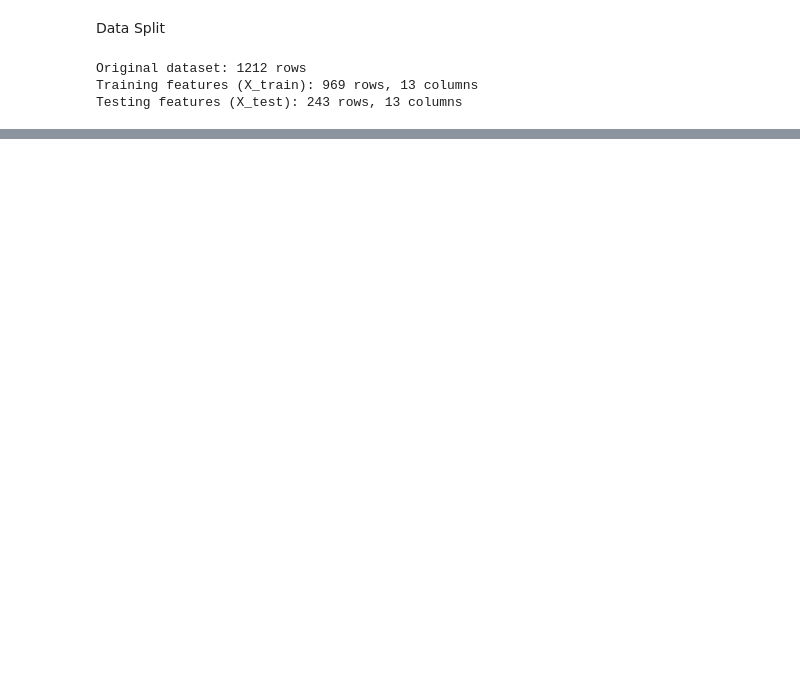
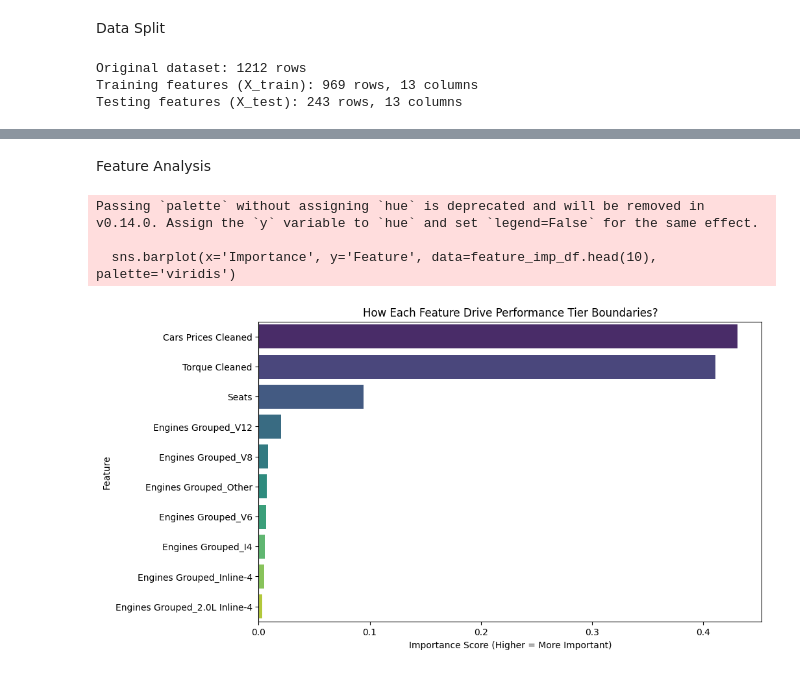
Before and after one commit to KimMai03/Kim-Mai---Final-Medium-Report---Unsupervised-and-Supervised-Learning-Model, a Jupyter notebook: carsDataset.ipynb, the cells around one changed output, grey strips where cells are left out. Cells and saved outputs as stored; diff of their text form; code cells hidden in the pictures; blank space fills up the shorter version.

```diff
--- a/carsDataset.ipynb
+++ b/carsDataset.ipynb
@@ -276,6 +276,28 @@ def clean_torque(torque_str):
 # %%
 df_model['Torque Cleaned'] = df_model['Torque'].apply(clean_torque)
 df_model = df_model.drop(columns=['Torque'])
+# %%
+def clean_seats(seat_val):
+    if pd.isna(seat_val):
+        return np.nan
+
+    seat_str = str(seat_val).strip()
+
+    if '+' in seat_str:
+        try:
+            parts = seat_str.split('+')
+            return sum(float(p) for p in parts)
+        except:
+            return np.nan
+
+    try:
+        return float(seat_str)
+    except:
+        return np.nan
+# %%
+df_model['Seats'] = df_model['Seats'].apply(clean_seats)
+# Fill missing values with the meadian seat count
+df_model['Seats'] = df_model['Seats'].fillna(df_model['Seats'].median())
 # %%
 display(df_model.head(10))
 # %% [output]
@@ -334,0 +363,3 @@ Testing features (X_test): 243 rows, 13 columns
+# %%
+rf_model = RandomForestClassifier(random_state=42)
+rf_model.fit(X_train, y_train)
@@ -334,0 +421,21 @@ Testing features (X_test): 243 rows, 13 columns
+# %% [markdown]
+Feature Analysis
+# %%
+importances = rf_model.feature_importances_
+
+feature_imp_df = pd.DataFrame({
+    'Feature': X_train.columns,
+    'Importance': importances
+}).sort_values(by='Importance', ascending=False)
+# %%
+plt.figure(figsize=(10, 6))
+sns.barplot(x='Importance', y='Feature', data=feature_imp_df.head(10), palette='viridis')
+plt.title('How Each Feature Drive Performance Tier Boundaries?')
+plt.xlabel('Importance Score (Higher = More Important)')
+plt.ylabel('Feature')
+plt.show()
+# %% [output]
+Passing `palette` without assigning `hue` is deprecated and will be removed in v0.14.0. Assign the `y` variable to `hue` and set `legend=False` for the same effect.
+
+  sns.barplot(x='Importance', y='Feature', data=feature_imp_df.head(10), palette='viridis')
+[figure, added]
```
Also changed, not shown: parts of 10 cells of this notebook.
